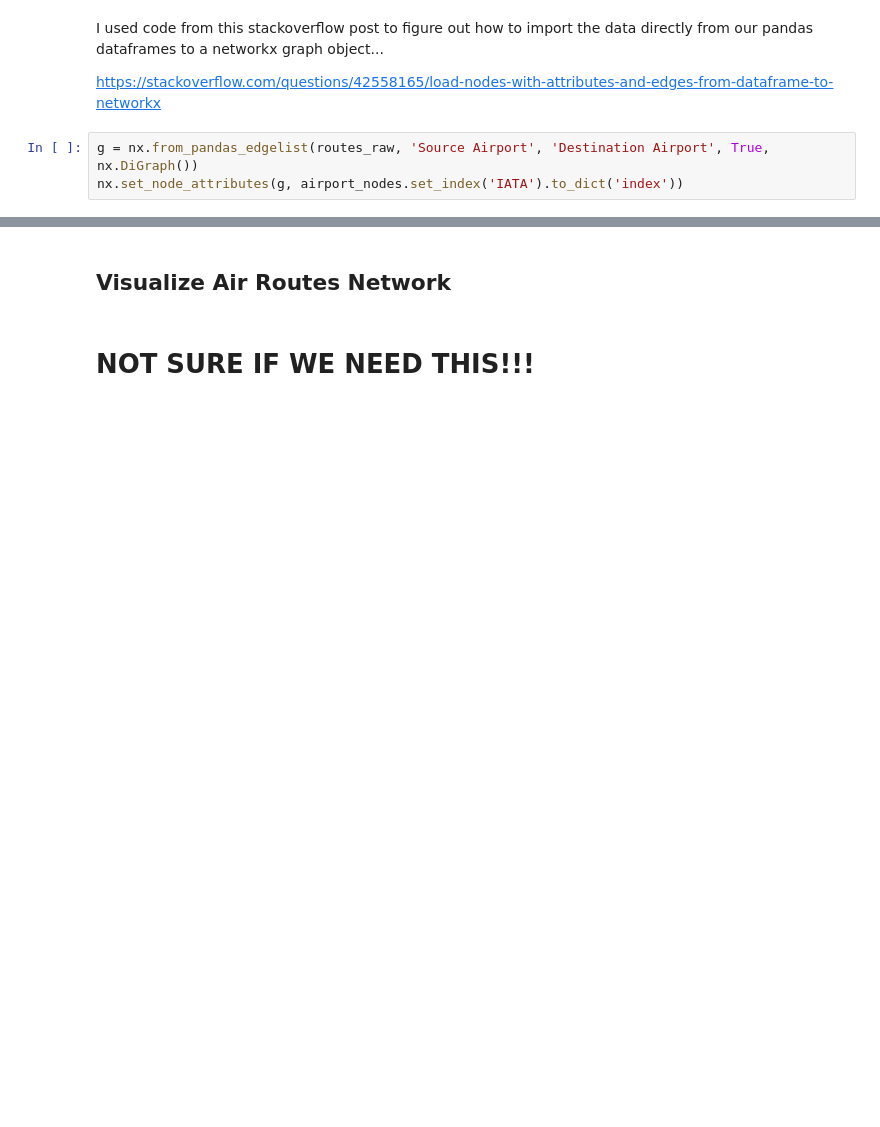
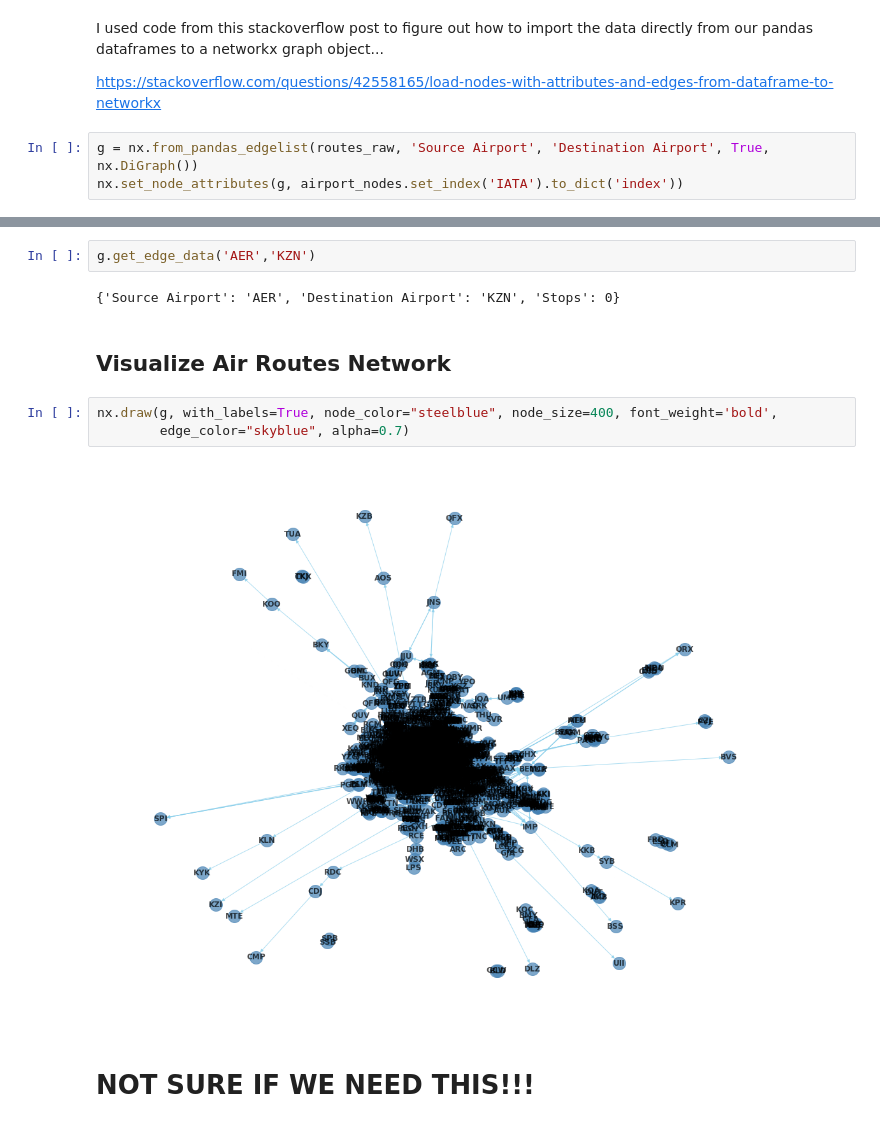
Before and after one commit to betsyrosalen/DATA_620_Web_Analytics, a Jupyter notebook: Project1-CentralityMeasures.ipynb, the cells around one changed output, grey strips where cells are left out. Drawn from its saved outputs; the diff is of its cells as text; blank space fills up the shorter version.

```diff
--- a/Project1-CentralityMeasures.ipynb
+++ b/Project1-CentralityMeasures.ipynb
@@ -195,5 +198,14 @@ The iterable function was deprecated in Matplotlib 3.1 and will be removed in 3.
+# %%
+g.get_edge_data('AER','KZN')
+# %% [output]
+{'Source Airport': 'AER', 'Destination Airport': 'KZN', 'Stops': 0}
 # %% [markdown]
 ## Visualize Air Routes Network
+# %%
+nx.draw(g, with_labels=True, node_color="steelblue", node_size=400, font_weight='bold',
+        edge_color="skyblue", alpha=0.7)
+# %% [output]
+[figure, added]
 # %% [markdown]
 # NOT SURE IF WE NEED THIS!!!
 # %% [markdown]
```
Also changed, not shown: parts of 3 cells of this notebook.
